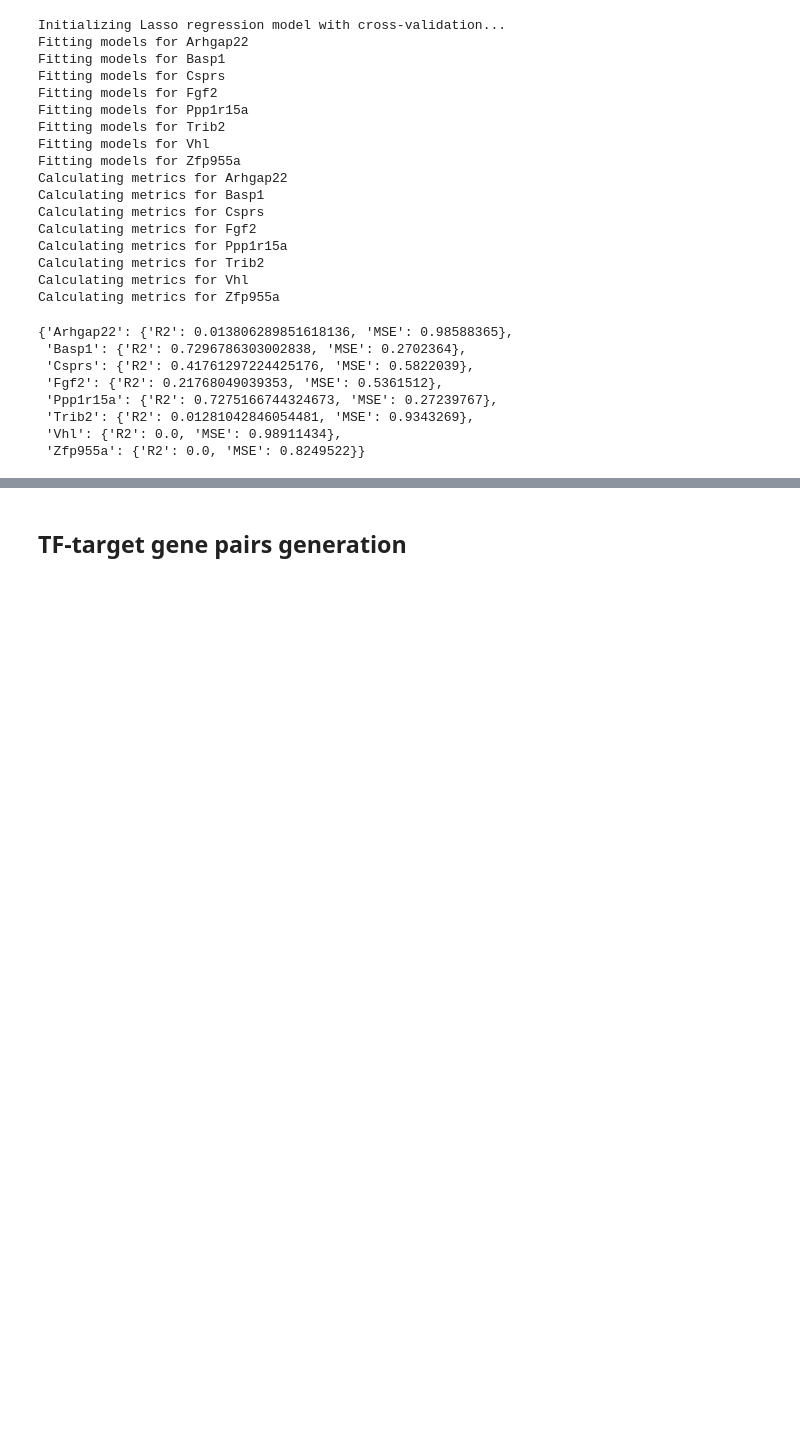
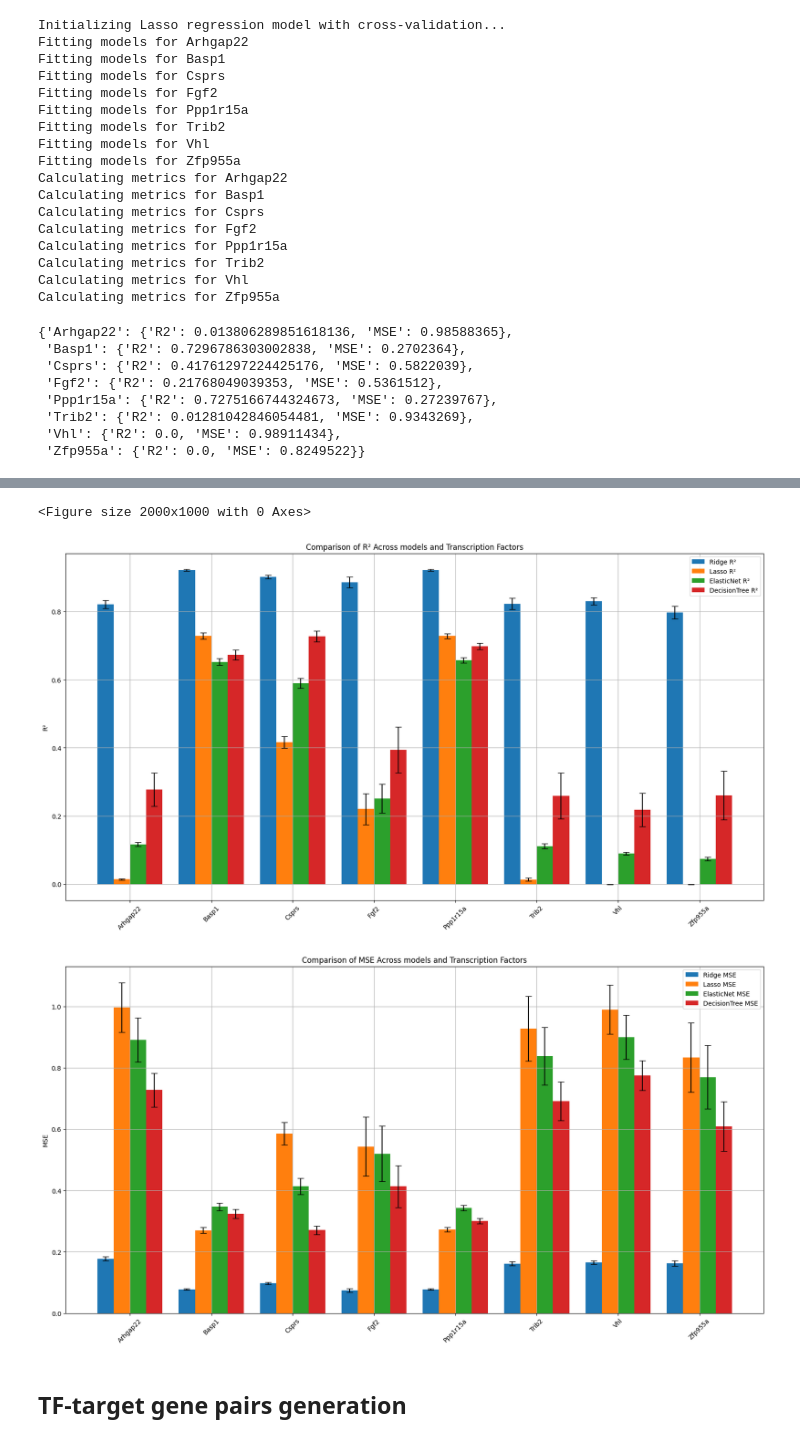
Before and after one commit to FlynnZ221/TFExprPredict, a Jupyter notebook: notebooks/regression.ipynb, the cells around one changed output, grey strips where cells are left out. Drawn from its saved outputs; the diff is of its cells as text; code cells hidden in the pictures; blank space fills up the shorter version.

Commit message:
Update regression.ipynb
implement bootstrapping and plotting

```diff
--- a/notebooks/regression.ipynb
+++ b/notebooks/regression.ipynb
@@ -153,7 +153,7 @@ def fit_model(adata, method, tf_list, alphas=[0.01, 0.05, 0.1, 1], n_splits=5, l
 
         Y = adata[:, tf].X.flatten()
         X = adata.X[:, ~adata.var_names.isin([tf])]
-        X_scaled = scaler.fit_transform(X) if method in ['Ridge', 'Lasso'] else X
+        X_scaled = scaler.fit_transform(X) if method in ['Ridge', 'Lasso', 'ElasticNet'] else X
 
         if method == 'OLS':
             X_ols = sm.add_constant(X_scaled)
@@ -353,0 +424,7 @@ Data saved to tables/epithelial/metrics_lasso.csv
+# %%
+# bootstrapping
+# bootstrapped_metrics_lr = bootstrap(filtered_adata, results_lr, method='OLS')
+# bootstrapped_metrics_ridge = bootstrap(filtered_adata, results_ridge, method='Ridge')
+# bootstrapped_metrics_lasso = bootstrap(filtered_adata, results_lasso, method='Lasso')
+# bootstrapped_metrics_en = bootstrap(filtered_adata, results_en, method='ElasticNet')
+bootstrapped_metrics_dt = bootstrap(filtered_adata, results_dt, method='DecisionTree')
@@ -353,0 +518,9 @@ Data saved to tables/epithelial/metrics_lasso.csv
+# %%
+# load the CSV files into DataFrames
+# ci_lr = pd.read_csv(table_path + 'epithelial/ci_lr.csv')
+ci_lasso = pd.read_csv(table_path + 'epithelial/ci_lasso.csv')
+ci_ridge = pd.read_csv(table_path + 'epithelial/ci_ridge.csv')
+ci_en = pd.read_csv(table_path + 'epithelial/ci_en.csv')
+ci_dt = pd.read_csv(table_path + 'epithelial/ci_dt.csv')
+
+ci_lasso.head()
@@ -354,3 +569,50 @@ Data saved to tables/epithelial/metrics_lasso.csv
+# %%
+# Set the size of the plot
+plt.figure(figsize=(20, 10))
+
+# Unique list of transcription factors and models
+transcription_factors = ci_combined['Transcription Factor'].unique()
+models = ci_combined['model'].unique()
+
+# Number of models and factors for positioning bars
+n_models = len(models)
+n_factors = len(transcription_factors)
+
+# Bar width and positions
+bar_width = 0.2
+index = np.arange(n_factors) * (n_models + 1) * bar_width
+
+# Plot for R^2
+plt.figure(figsize=(20, 10))
+for i, model in enumerate(models):
+    model_data = ci_combined[ci_combined['model'] == model]
+    plt.bar(index + i * bar_width, model_data['R2'], width=bar_width, label=f"{model} R²",
+            yerr=model_data['R2_err'], capsize=5)
+
+plt.title('Comparison of R² Across models and Transcription Factors')
+plt.ylabel('R²')
+plt.xticks(index + bar_width * (n_models - 1) / 2, transcription_factors, rotation=45)
+plt.legend()
+plt.grid()
+plt.show()
+
+# Plot for MSE
+plt.figure(figsize=(20, 10))
+for i, model in enumerate(models):
+    model_data = ci_combined[ci_combined['model'] == model]
+    plt.bar(index + i * bar_width, model_data['MSE'], width=bar_width, label=f"{model} MSE",
+            yerr=model_data['MSE_err'], capsize=5)
+
+plt.title('Comparison of MSE Across models and Transcription Factors')
+plt.ylabel('MSE')
+plt.xticks(index + bar_width * (n_models - 1) / 2, transcription_factors, rotation=45)
+plt.legend()
+plt.grid()
+plt.show()
+# %% [output]
+<Figure size 2000x1000 with 0 Axes>
+[figure, added]
+[figure, added]
 # %% [markdown]
 ## TF-target gene pairs generation
 # %%
```
Also changed, not shown: parts of 20 cells of this notebook.
